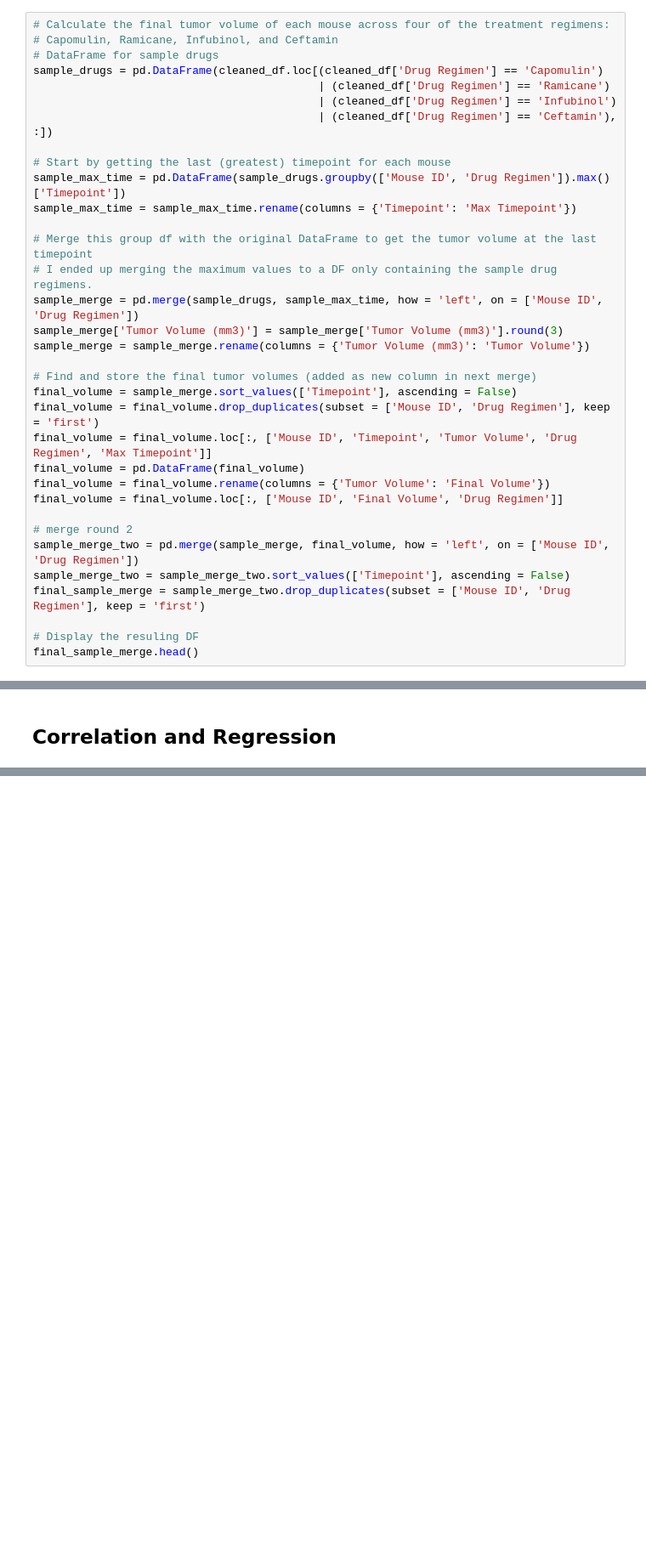
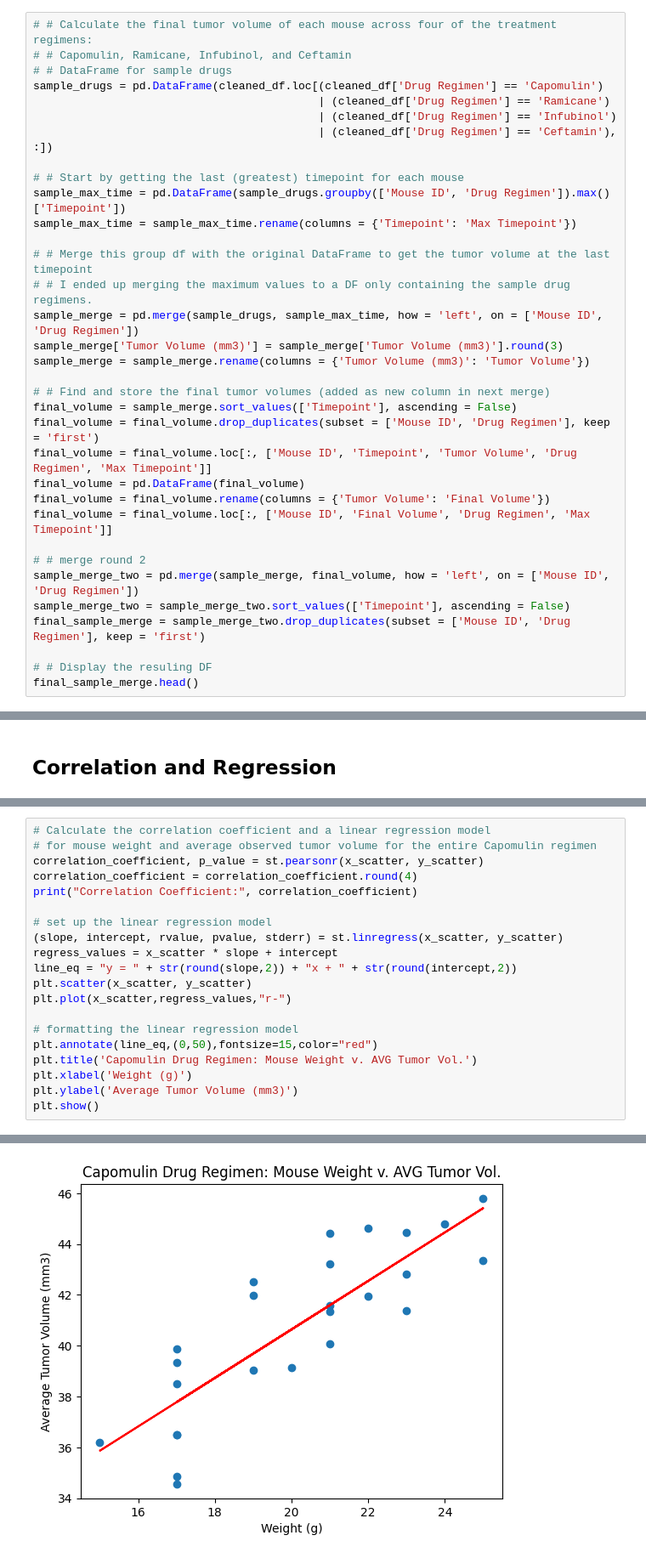
Before and after one commit to kcwaggs/data_visualization-challenge, a Jupyter notebook: pymaceuticals.ipynb, the cells around one changed output, grey strips where cells are left out. Shown at 85% size. Drawn from its saved outputs; the diff is of its cells as text; blank space fills up the shorter version.

Commit message:
Mass update done on the file. I had most of my calculations finished when I realized I did no Calculations redone to include for-loop in code. Finalized Scatter plots. Tidied the code.

```diff
--- a/pymaceuticals.ipynb
+++ b/pymaceuticals.ipynb
@@ -208,38 +209,38 @@ plt.show()
 # %% [markdown]
 ## Quartiles, Outliers and Boxplots
 # %%
-# Calculate the final tumor volume of each mouse across four of the treatment regimens:
-# Capomulin, Ramicane, Infubinol, and Ceftamin
-# DataFrame for sample drugs
+# # Calculate the final tumor volume of each mouse across four of the treatment regimens:
+# # Capomulin, Ramicane, Infubinol, and Ceftamin
+# # DataFrame for sample drugs
 sample_drugs = pd.DataFrame(cleaned_df.loc[(cleaned_df['Drug Regimen'] == 'Capomulin')
                                            | (cleaned_df['Drug Regimen'] == 'Ramicane')
                                            | (cleaned_df['Drug Regimen'] == 'Infubinol')
                                            | (cleaned_df['Drug Regimen'] == 'Ceftamin'), :])
 
-# Start by getting the last (greatest) timepoint for each mouse
+# # Start by getting the last (greatest) timepoint for each mouse
 sample_max_time = pd.DataFrame(sample_drugs.groupby(['Mouse ID', 'Drug Regimen']).max()['Timepoint'])
 sample_max_time = sample_max_time.rename(columns = {'Timepoint': 'Max Timepoint'})
 
-# Merge this group df with the original DataFrame to get the tumor volume at the last timepoint
-# I ended up merging the maximum values to a DF only containing the sample drug regimens.
+# # Merge this group df with the original DataFrame to get the tumor volume at the last timepoint
+# # I ended up merging the maximum values to a DF only containing the sample drug regimens.
 sample_merge = pd.merge(sample_drugs, sample_max_time, how = 'left', on = ['Mouse ID', 'Drug Regimen'])
 sample_merge['Tumor Volume (mm3)'] = sample_merge['Tumor Volume (mm3)'].round(3)
 sample_merge = sample_merge.rename(columns = {'Tumor Volume (mm3)': 'Tumor Volume'})
 
-# Find and store the final tumor volumes (added as new column in next merge)
+# # Find and store the final tumor volumes (added as new column in next merge)
 final_volume = sample_merge.sort_values(['Timepoint'], ascending = False)
 final_volume = final_volume.drop_duplicates(subset = ['Mouse ID', 'Drug Regimen'], keep = 'first')
 final_volume = final_volume.loc[:, ['Mouse ID', 'Timepoint', 'Tumor Volume', 'Drug Regimen', 'Max Timepoint']]
 final_volume = pd.DataFrame(final_volume)
 final_volume = final_volume.rename(columns = {'Tumor Volume': 'Final Volume'})
-final_volume = final_volume.loc[:, ['Mouse ID', 'Final Volume', 'Drug Regimen']]
+final_volume = final_volume.loc[:, ['Mouse ID', 'Final Volume', 'Drug Regimen', 'Max Timepoint']]
 
-# merge round 2
+# # merge round 2
 sample_merge_two = pd.merge(sample_merge, final_volume, how = 'left', on = ['Mouse ID', 'Drug Regimen'])
 sample_merge_two = sample_merge_two.sort_values(['Timepoint'], ascending = False)
 final_sample_merge = sample_merge_two.drop_duplicates(subset = ['Mouse ID', 'Drug Regimen'], keep = 'first')
 
-# Display the resuling DF
+# # Display the resuling DF
 final_sample_merge.head()
 # %% [output]
 |  | Mouse ID | Timepoint | Tumor Volume | Metastatic Sites | Drug Regimen | Sex | Age_months | Weight (g) | ... |
@@ -435,0 +363,21 @@ Text(0, 0.5, 'Average Tumor Volume (mm3)')
+# %%
+# Calculate the correlation coefficient and a linear regression model
+# for mouse weight and average observed tumor volume for the entire Capomulin regimen
+correlation_coefficient, p_value = st.pearsonr(x_scatter, y_scatter)
+correlation_coefficient = correlation_coefficient.round(4)
+print("Correlation Coefficient:", correlation_coefficient)
+
+# set up the linear regression model
+(slope, intercept, rvalue, pvalue, stderr) = st.linregress(x_scatter, y_scatter)
+regress_values = x_scatter * slope + intercept
+line_eq = "y = " + str(round(slope,2)) + "x + " + str(round(intercept,2))
+plt.scatter(x_scatter, y_scatter)
+plt.plot(x_scatter,regress_values,"r-")
+
+# formatting the linear regression model
+plt.annotate(line_eq,(0,50),fontsize=15,color="red")
+plt.title('Capomulin Drug Regimen: Mouse Weight v. AVG Tumor Vol.')
+plt.xlabel('Weight (g)')
+plt.ylabel('Average Tumor Volume (mm3)')
+plt.show()
+# %% [output]
@@ -435,0 +385 @@ Text(0, 0.5, 'Average Tumor Volume (mm3)')
+[figure, added]
```
Also changed, not shown: parts of 17 cells of this notebook.
